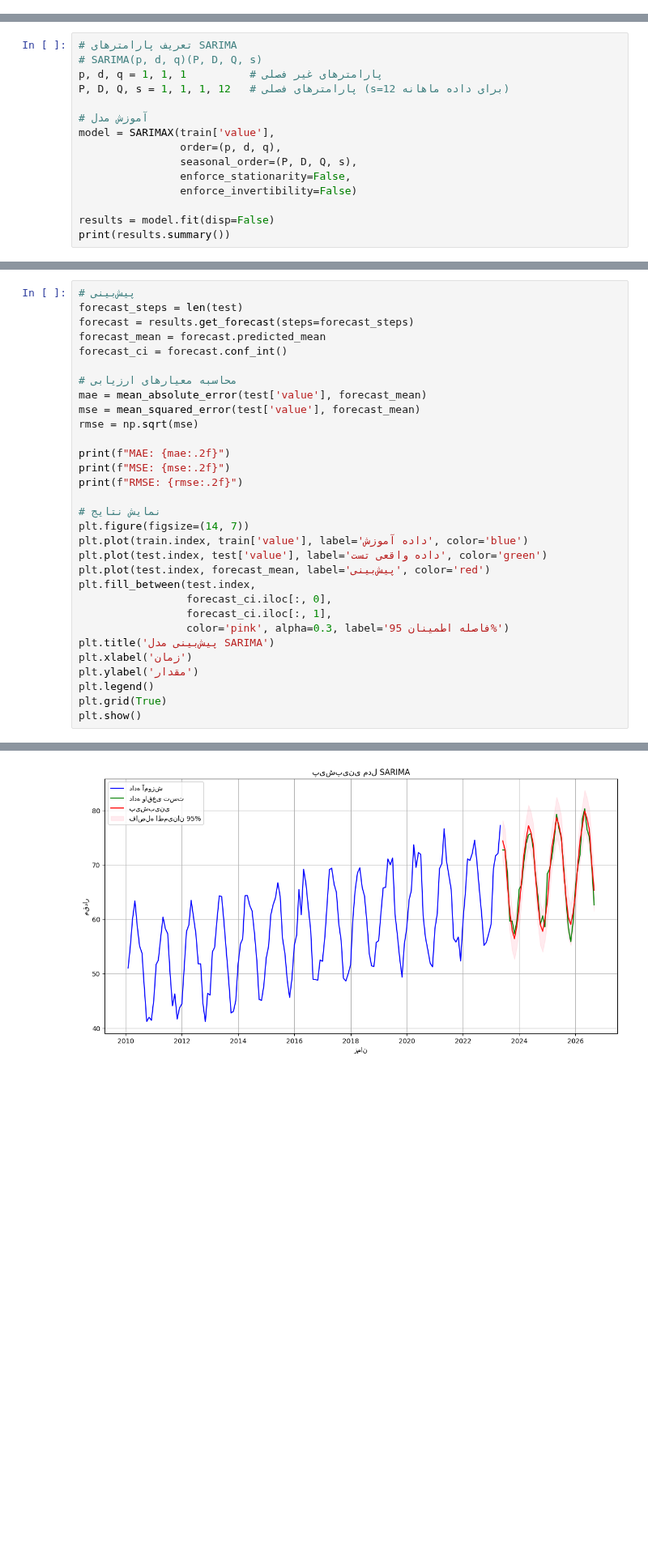
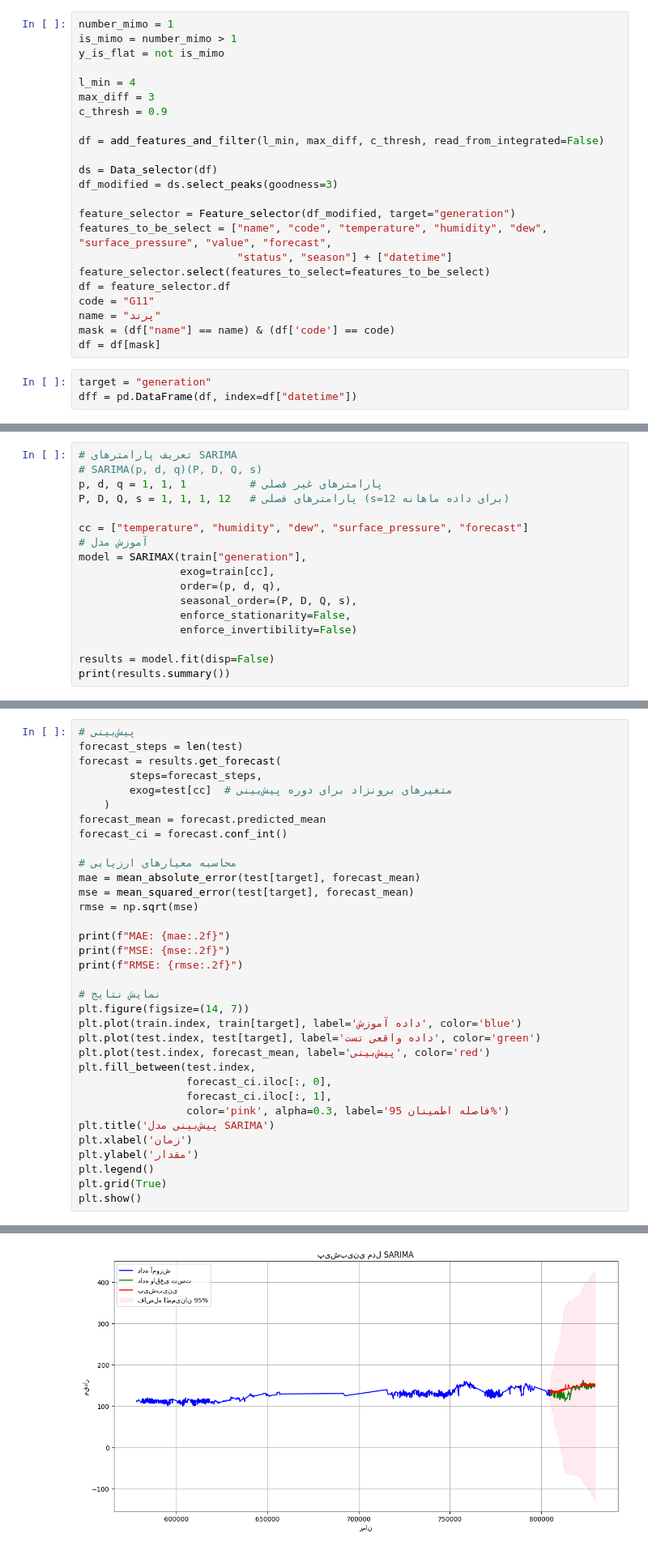
Before and after one commit to SHSMJ200/Bargh_ML, a Jupyter notebook: src/models/fiter3_az copy 2.ipynb, the cells around one changed output, grey strips where cells are left out. Shown at 81% size. Drawn from its saved outputs; the diff is of its cells as text; blank space fills up the shorter version.

```diff
--- a/src/models/fiter3_az copy 2.ipynb
+++ b/src/models/fiter3_az copy 2.ipynb
@@ -59,3 +29,29 @@ plt.show()
+# %%
+number_mimo = 1
+is_mimo = number_mimo > 1
+y_is_flat = not is_mimo
+
+l_min = 4
+max_diff = 3
+c_thresh = 0.9
+
+df = add_features_and_filter(l_min, max_diff, c_thresh, read_from_integrated=False)
+
+ds = Data_selector(df)
+df_modified = ds.select_peaks(goodness=3)
+
+feature_selector = Feature_selector(df_modified, target="generation")
+features_to_be_select = ["name", "code", "temperature", "humidity", "dew", "surface_pressure", "value", "forecast",
+                         "status", "season"] + ["datetime"]
+feature_selector.select(features_to_select=features_to_be_select)
+df = feature_selector.df
+code = "G11"
+name = "پرند"
+mask = (df["name"] == name) & (df['code'] == code)
+df = df[mask]
+# %%
+target = "generation"
+dff = pd.DataFrame(df, index=df["datetime"])
 # %%
 # تقسیم داده
 train_size = int(len(df) * 0.8)
@@ -73,8 +69,10 @@ print(f"تعداد داده‌های تست: {len(test)}")
 p, d, q = 1, 1, 1          # پارامترهای غیر فصلی
 P, D, Q, s = 1, 1, 1, 12   # پارامترهای فصلی (s=12 برای داده ماهانه)
 
+cc = ["temperature", "humidity", "dew", "surface_pressure", "forecast"]
 # آموزش مدل
-model = SARIMAX(train['value'],
+model = SARIMAX(train["generation"],
+                exog=train[cc],
                 order=(p, d, q),
                 seasonal_order=(P, D, Q, s),
                 enforce_stationarity=False,
@@ -103,13 +101,16 @@ Warnings:
 # %%
 # پیش‌بینی
 forecast_steps = len(test)
-forecast = results.get_forecast(steps=forecast_steps)
+forecast = results.get_forecast(
+        steps=forecast_steps,
+        exog=test[cc]  # متغیرهای برونزاد برای دوره پیش‌بینی
+    )
 forecast_mean = forecast.predicted_mean
 forecast_ci = forecast.conf_int()
 
 # محاسبه معیارهای ارزیابی
-mae = mean_absolute_error(test['value'], forecast_mean)
-mse = mean_squared_error(test['value'], forecast_mean)
+mae = mean_absolute_error(test[target], forecast_mean)
+mse = mean_squared_error(test[target], forecast_mean)
 rmse = np.sqrt(mse)
 
 print(f"MAE: {mae:.2f}")
@@ -118,8 +119,8 @@ print(f"RMSE: {rmse:.2f}")
 
 # نمایش نتایج
 plt.figure(figsize=(14, 7))
-plt.plot(train.index, train['value'], label='داده آموزش', color='blue')
-plt.plot(test.index, test['value'], label='داده واقعی تست', color='green')
+plt.plot(train.index, train[target], label='داده آموزش', color='blue')
+plt.plot(test.index, test[target], label='داده واقعی تست', color='green')
 plt.plot(test.index, forecast_mean, label='پیش‌بینی', color='red')
 plt.fill_between(test.index,
                  forecast_ci.iloc[:, 0],
@@ -138,4 +139,4 @@ RMSE: 1.70
-[figure, old version]
+[figure, new version]
 # %%
 from pmdarima import auto_arima
 
```
Also changed, not shown: parts of 7 cells of this notebook, 3 other files.
